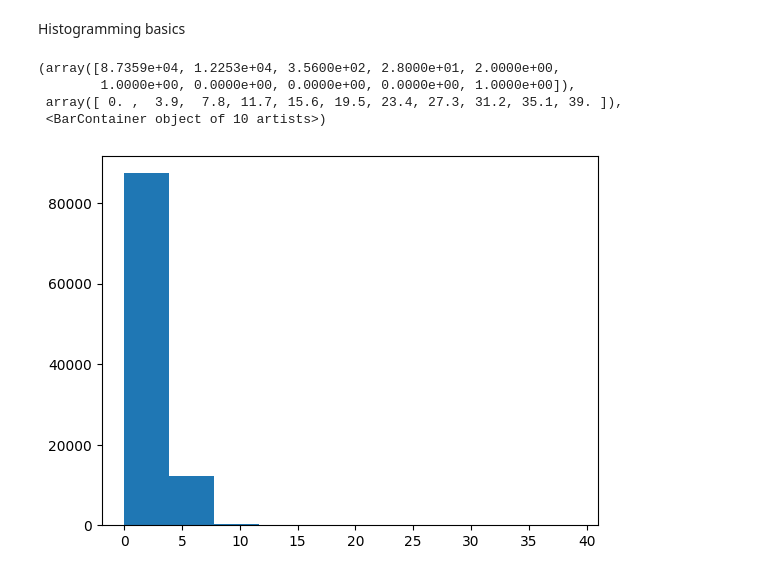
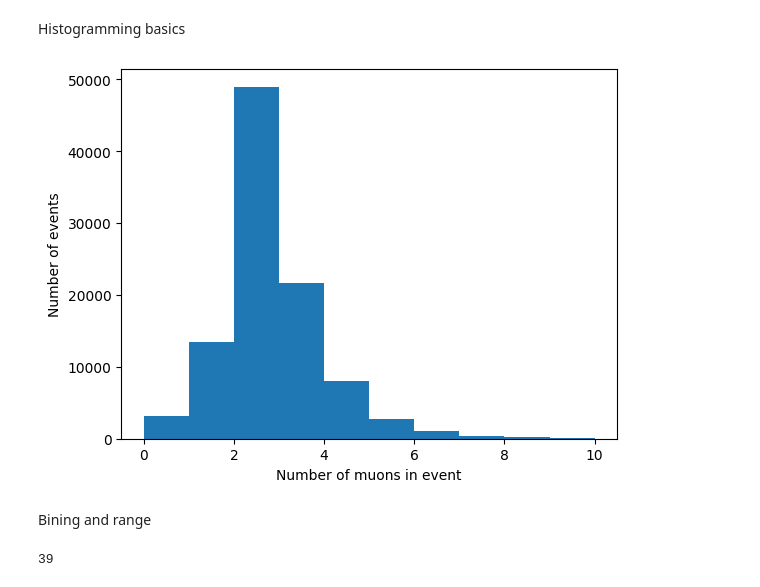
Before and after one commit to SiyeonHwang/Kinematic-Fit, a Jupyter notebook: Uproot.ipynb, the cells around one changed output. Drawn from its saved outputs; the diff is of its cells as text; code cells hidden in the pictures.

```diff
--- a/Uproot.ipynb
+++ b/Uproot.ipynb
@@ -80,10 +75,20 @@ Histograms
 Histogramming basics
 # %%
 import matplotlib.pyplot as plt
-plt.hist(branches["nMuon"])
+plt.hist(branches["nMuon"], bins = 10, range = (0, 10))
+plt.xlabel("Number of muons in event")
+plt.ylabel("Number of events")
+plt.show()
 # %% [output]
-(array([8.7359e+04, 1.2253e+04, 3.5600e+02, 2.8000e+01, 2.0000e+00,
-        1.0000e+00, 0.0000e+00, 0.0000e+00, 0.0000e+00, 1.0000e+00]),
- array([ 0. ,  3.9,  7.8, 11.7, 15.6, 19.5, 23.4, 27.3, 31.2, 35.1, 39. ]),
- <BarContainer object of 10 artists>)
-[figure, old version]
+[figure, new version]
+# %% [markdown]
+Bining and range
+# %%
+import numpy as np
+
+np.mean(branches["nMuon"])
+np.std(branches["nMuon"])
+np.min(branches["nMuon"])
+np.max(branches["nMuon"])
+# %% [output]
+39
```
Also changed, not shown: parts of 22 cells of this notebook.
